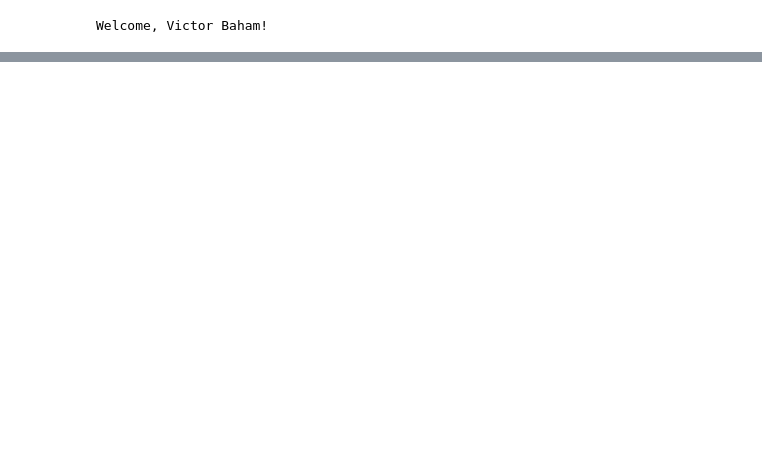
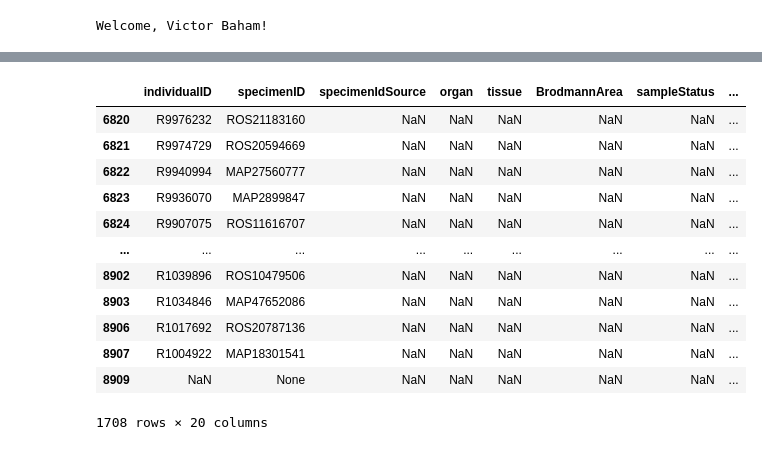
Before and after one commit to MasterPastures/AMP-AD-Data-Wrangling-VB, a Jupyter notebook: 09_2024_ROSMAP_snpArray_Fixes.ipynb, the cells around one changed output, grey strips where cells are left out. Saved outputs shown, nothing was run; the diff lists cells and outputs as text; code cells hidden in the pictures; blank space fills up the shorter version.

```diff
--- a/09_2024_ROSMAP_snpArray_Fixes.ipynb
+++ b/09_2024_ROSMAP_snpArray_Fixes.ipynb
@@ -16,0 +103,4 @@ KeyboardInterrupt:
+# %%
+change_bio = change_bio[change_bio['specimenID'].str.startswith('11AD') == False]
+# %%
+change_bio['specimenID'] = change_bio['specimenID'].map(lambda x: ind_to_spec_update.get(x))
@@ -16,0 +113,16 @@ KeyboardInterrupt:
+# %%
+change_bio
+# %% [output]
+|  | individualID | specimenID | specimenIdSource | organ | tissue | BrodmannArea | sampleStatus | ... |
+| 6820 | R9976232 | ROS21183160 | NaN | NaN | NaN | NaN | NaN | ... |
+| 6821 | R9974729 | ROS20594669 | NaN | NaN | NaN | NaN | NaN | ... |
+| 6822 | R9940994 | MAP27560777 | NaN | NaN | NaN | NaN | NaN | ... |
+| 6823 | R9936070 | MAP2899847 | NaN | NaN | NaN | NaN | NaN | ... |
+| 6824 | R9907075 | ROS11616707 | NaN | NaN | NaN | NaN | NaN | ... |
+| ... | ... | ... | ... | ... | ... | ... | ... | ... |
+| 8902 | R1039896 | ROS10479506 | NaN | NaN | NaN | NaN | NaN | ... |
+| 8903 | R1034846 | MAP47652086 | NaN | NaN | NaN | NaN | NaN | ... |
+| 8906 | R1017692 | ROS20787136 | NaN | NaN | NaN | NaN | NaN | ... |
+| 8907 | R1004922 | MAP18301541 | NaN | NaN | NaN | NaN | NaN | ... |
+| 8909 | NaN | None | NaN | NaN | NaN | NaN | NaN | ... |
+1708 rows × 20 columns
```
Also changed, not shown: parts of 27 cells of this notebook.
